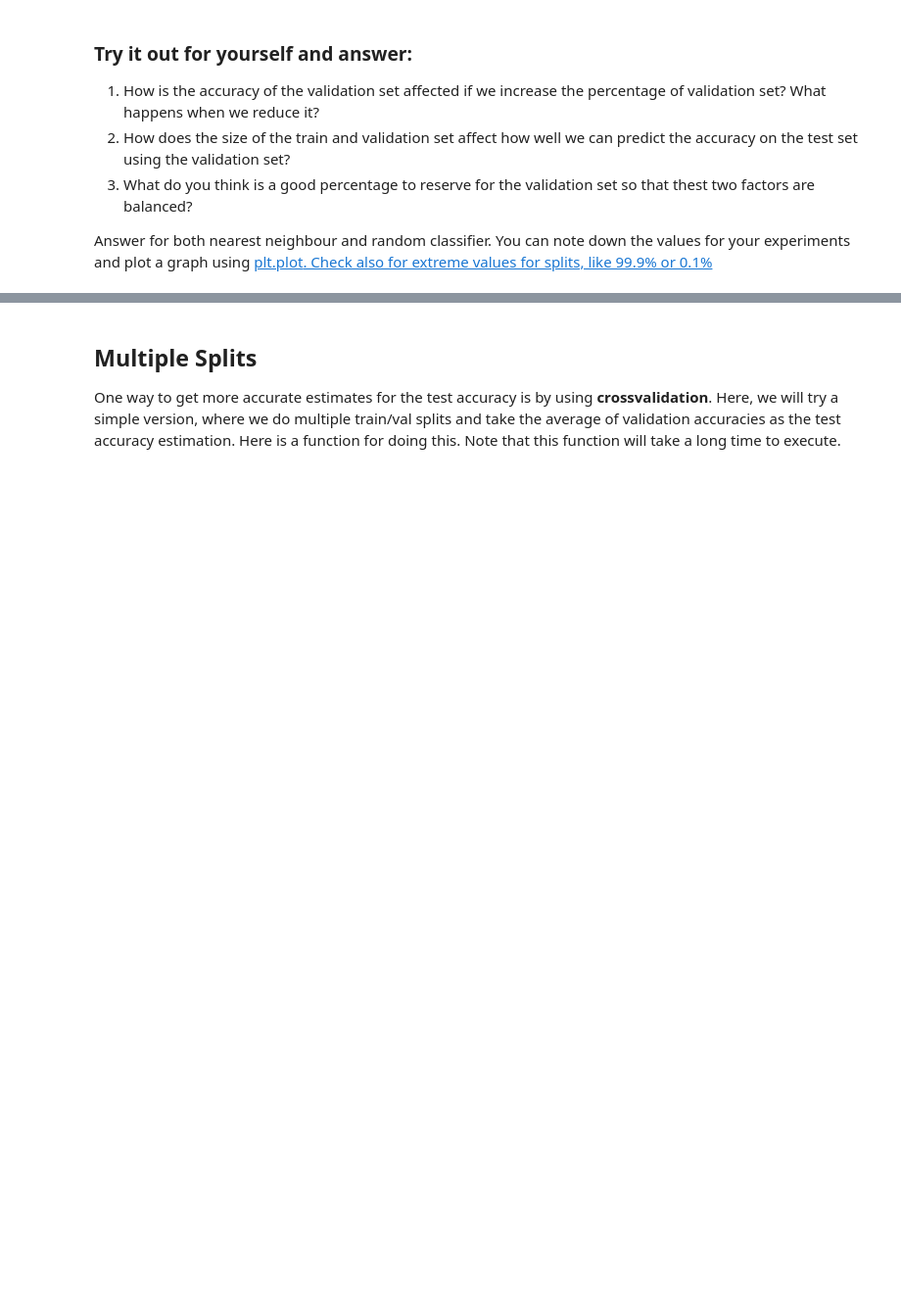
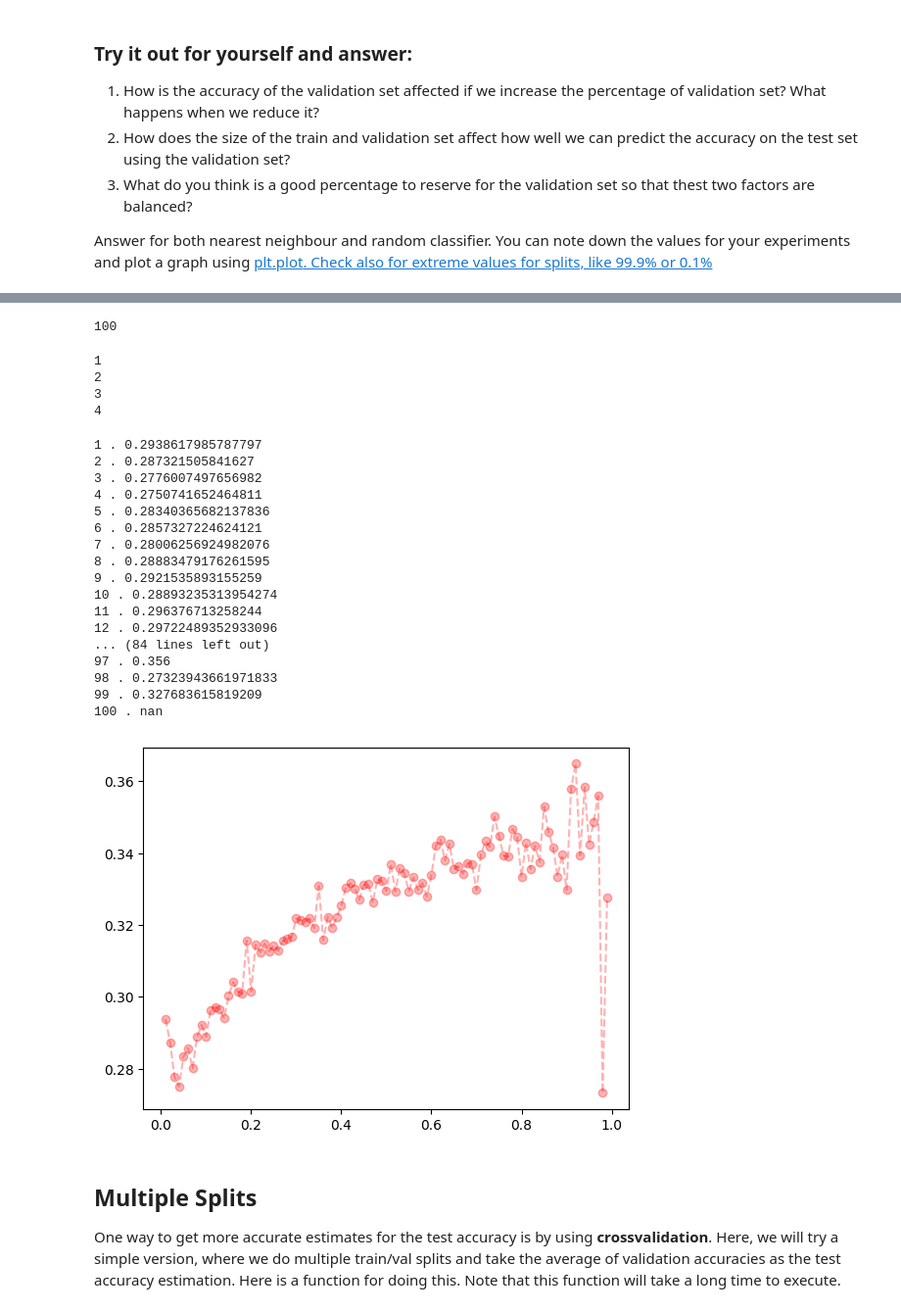
Before and after one commit to Purbayan23/FMML_Assignments, a Jupyter notebook: PS0049_FMML_Aug22_M1_Lab3_Terms&Metrics.ipynb, the cells around one changed output, grey strips where cells are left out. Shown: that part at 98% size. Drawn from its saved outputs; the diff is of its cells as text; code cells hidden in the pictures; blank space fills up the shorter version.

```diff
--- a/PS0049_FMML_Aug22_M1_Lab3_Terms&Metrics.ipynb
+++ b/PS0049_FMML_Aug22_M1_Lab3_Terms&Metrics.ipynb
@@ -22,7 +22,7 @@ Let us download and examine the dataset.
  dataset =  datasets.fetch_california_housing()
  # print(dataset.DESCR)  # uncomment this if you want to know more about this dataset
  # print(dataset.keys())  # if you want to know what else is there in this dataset
- dataset.target = dataset.target.astype(np.int) # so that we can classify
+ dataset.target = dataset.target.astype(int) # so that we can classify
  print(dataset.data.shape)
  print(dataset.target.shape)
 # %% [output]
@@ -183,3 +189,55 @@ Answer for both nearest neighbour and random classifier. You can note down the v
+# %%
+a = range(1,101)
+len(a)
+# %% [output]
+100
+# %%
+for i in range(1,5):
+  print(i)
+# %% [output]
+1
+2
+3
+4
+# %%
+def bestSplit():
+  accuracies = np.zeros(100, dtype=float)
+  splitRatio = np.zeros(100, dtype=float)
+  p = 0
+  for i in range(1,101):
+    if i<100:
+      p = i/100
+    else:
+      p = 99.9
+
+    traindata, trainlabel, valdata, vallabel = split(alltraindata, alltrainlabel, p)
+    valpred = NN(traindata, trainlabel, valdata)
+    valAccuracy = Accuracy(vallabel, valpred)
+    accuracies[i-1] = valAccuracy
+    splitRatio[i-1] = p
+    print(i,'.', valAccuracy)
+  plt.plot(splitRatio, accuracies, 'o--', color='red', alpha=0.3)
+# %%
+bestSplit()
+# %% [output]
+1 . 0.2938617985787797
+2 . 0.287321505841627
+3 . 0.2776007497656982
+4 . 0.2750741652464811
+5 . 0.28340365682137836
+6 . 0.2857327224624121
+7 . 0.28006256924982076
+8 . 0.28883479176261595
+9 . 0.2921535893155259
+10 . 0.28893235313954274
+11 . 0.296376713258244
+12 . 0.29722489352933096
+... (84 lines left out)
+97 . 0.356
+98 . 0.27323943661971833
+99 . 0.327683615819209
+100 . nan
+[figure, added]
 # %% [markdown]
 ## Multiple Splits
 
```
Also changed, not shown: parts of 4 cells of this notebook.
